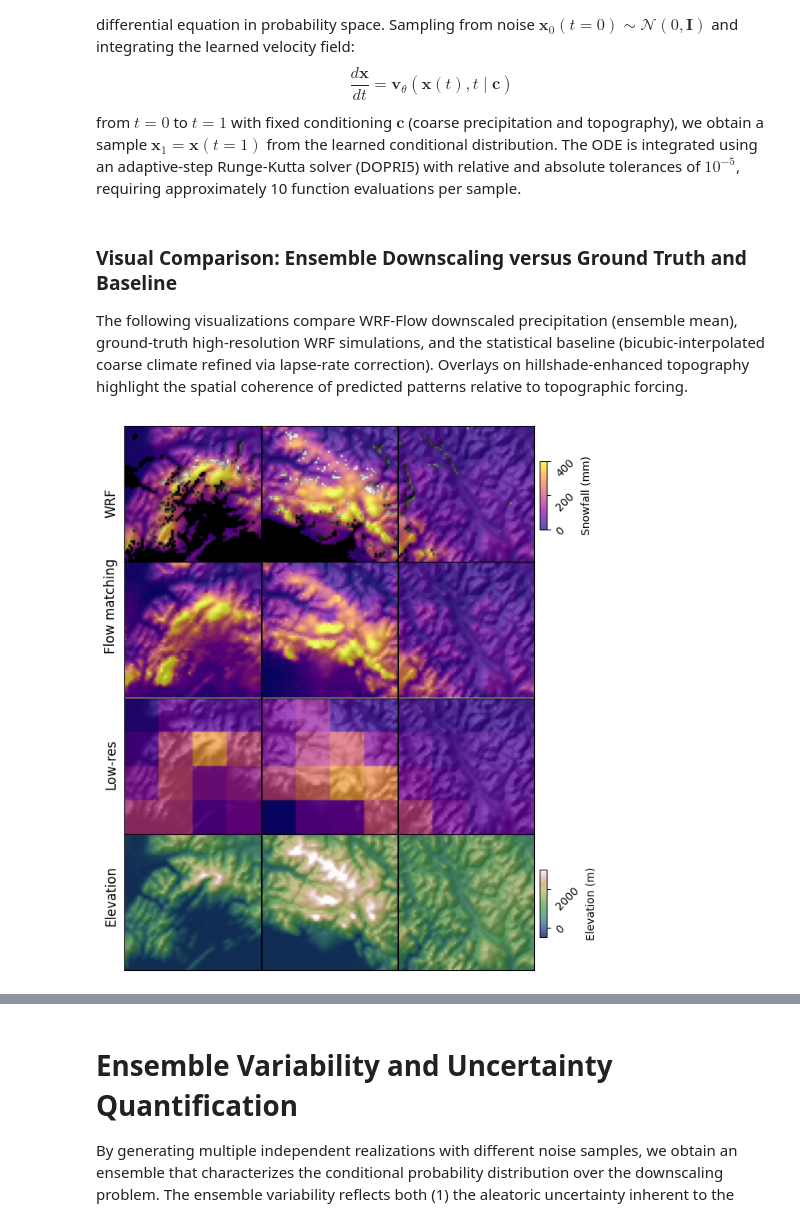
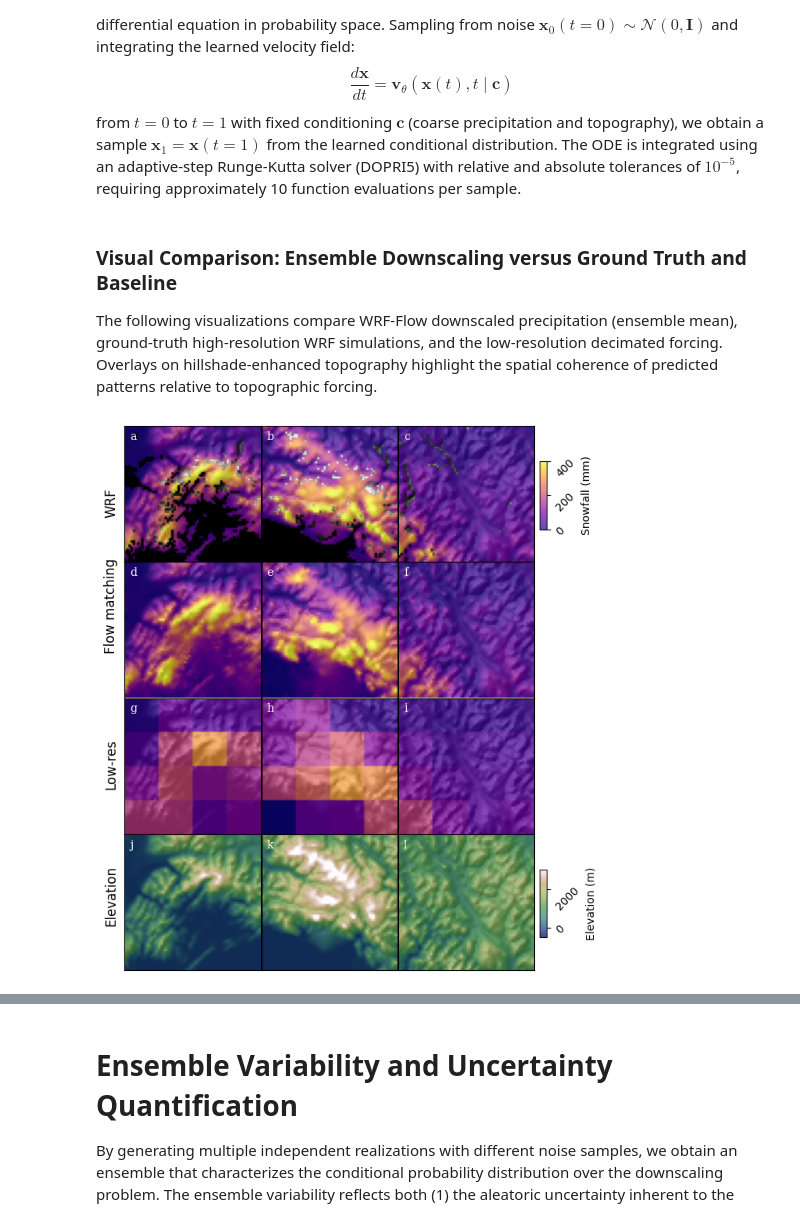
Before and after one commit to glide-ism/wrf-flow, a Jupyter notebook: wrf_flow_explainer.ipynb, the cells around one changed output, grey strips where cells are left out. Drawn from its saved outputs; the diff is of its cells as text; code cells hidden in the pictures.

```diff
--- a/wrf_flow_explainer.ipynb
+++ b/wrf_flow_explainer.ipynb
@@ -368,10 +368,11 @@ xsamp = trajectories[-1]
 # %% [markdown]
 ### Visual Comparison: Ensemble Downscaling versus Ground Truth and Baseline
 
-The following visualizations compare WRF-Flow downscaled precipitation (ensemble mean), ground-truth high-resolution WRF simulations, and the statistical baseline (bicubic-interpolated coarse climate refined via lapse-rate correction). Overlays on hillshade-enhanced topography highlight the spatial coherence of predicted patterns relative to topographic forcing.
+The following visualizations compare WRF-Flow downscaled precipitation (ensemble mean), ground-truth high-resolution WRF simulations, and the low-resolution decimated forcing. Overlays on hillshade-enhanced topography highlight the spatial coherence of predicted patterns relative to topographic forcing.
 # %%
 from matplotlib.colors import LightSource
 from mpl_toolkits.axes_grid1.inset_locator import inset_axes
+from string import ascii_lowercase
 
 
 fig,axs = plt.subplots(nrows=4,ncols=n_samples)
@@ -382,32 +383,39 @@ for i in range(n_samples):
     plot_blended_hillshade(h[i].cpu().squeeze()*hgt_factor,axs[2,i],cmap=plt.cm.grey,vmin=0,vmax=3000,ve=100)
 
     cswe = axs[0,i].imshow(xtrue[i].cpu().squeeze()*swe_factor,vmin=0,vmax=400,cmap=plt.cm.plasma,alpha=0.7)
     _    = axs[1,i].imshow(xsamp[i].cpu().squeeze()*swe_factor,vmin=0,vmax=400,cmap=plt.cm.plasma,alpha=0.7)
     _    = axs[2,i].imshow(    c[i].cpu().squeeze()*swe_factor,vmin=0,vmax=400,cmap=plt.cm.plasma,alpha=0.7)
     chgt = axs[3,i].imshow(    h[i].cpu().squeeze()*hgt_factor,cmap=plt.cm.gist_earth,vmin=-500,vmax=3000,alpha=0.7)
 
 
     if i==n_samples-1:
         cax = inset_axes(axs[0,i], width="5%", height="50%", loc='lower left',bbox_to_anchor=(1.0, 0.2, 1, 1), bbox_transform=axs[0,i].transAxes)
         cbar = plt.colorbar(cswe,cax=cax,orientation='vertical')
         cbar.ax.tick_params(rotation=45)
         cbar.set_label('Snowfall (mm)')
 
         cax = inset_axes(axs[3,i], width="5%", height="50%", loc='lower left',bbox_to_anchor=(1.0, 0.2, 1, 1), bbox_transform=axs[3,i].transAxes)
         cbar = plt.colorbar(chgt,cax=cax,orientation='vertical')
         cbar.ax.tick_params(rotation=45)
         cbar.set_label('Elevation (m)')
 
-for ax in axs.ravel():
+for i,ax in enumerate(axs.ravel()):
     ax.xaxis.set_visible(False)
     ax.yaxis.set_visible(False)
+    ax.annotate(
+        ascii_lowercase[i],
+        xy=(0, 1), xycoords='axes fraction',
+        xytext=(+0.5, -0.5), textcoords='offset fontsize',
+        fontsize='medium', verticalalignment='top', fontfamily='serif',
+        color='white')
 
 axs[0,0].set_title('WRF', rotation='vertical',x=-0.1,y=0.3)
 axs[1,0].set_title('Flow matching', rotation='vertical',x=-0.1,y=0.3)
 axs[2,0].set_title('Low-res', rotation='vertical',x=-0.1,y=0.3)
 axs[3,0].set_title('Elevation', rotation='vertical',x=-0.1,y=0.3)
 
 fig.set_size_inches(9*3/4.,9)
 fig.subplots_adjust(wspace=0,hspace=0)
+fig.savefig('concept/figures/wrf_flow_comparison.png',dpi=300,bbox_inches='tight')
 # %% [output]
-[figure, old version]
+[figure, new version]
```
Also changed, not shown: parts of 8 cells of this notebook, 8 other files.
